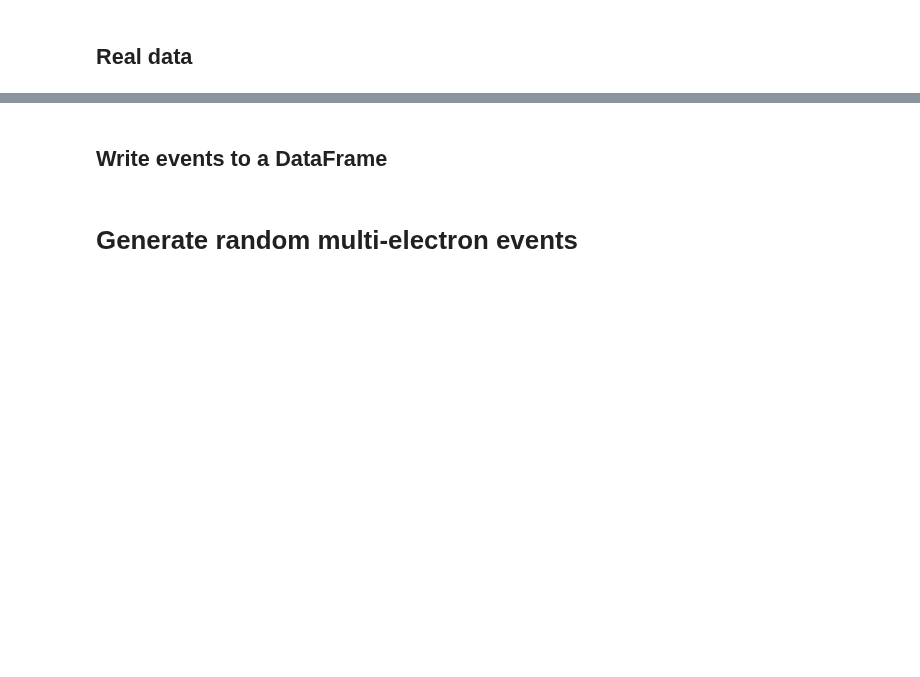
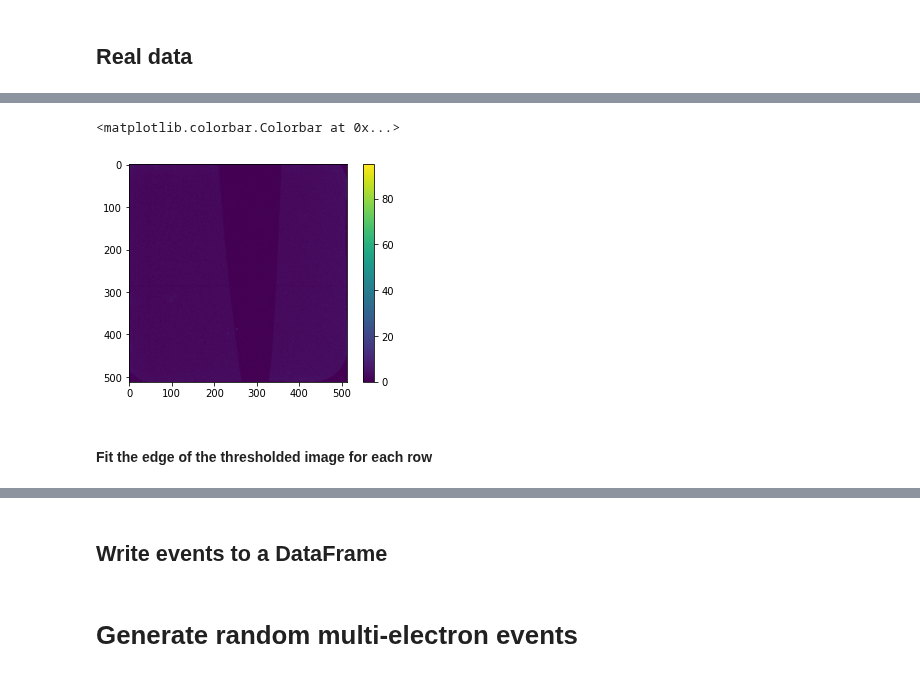
Before and after one commit to jerenner/emsim, a Jupyter notebook: notebooks/emsim_dataproc.ipynb, the cells around one changed output, grey strips where cells are left out. Saved outputs shown, nothing was run; the diff lists cells and outputs as text; code cells hidden in the pictures; blank space fills up the shorter version.

Commit message:
Add code to fit edge

```diff
--- a/notebooks/emsim_dataproc.ipynb
+++ b/notebooks/emsim_dataproc.ipynb
@@ -57,0 +81,10 @@ imgs[6] - imgs[5]
+# %%
+# Show the thresholded image.
+img_th_proc = np.average(imgs_th,axis=0)
+plt.imshow(img_th_proc)
+plt.colorbar()
+# %% [output]
+<matplotlib.colorbar.Colorbar at 0x...>
+[figure, added]
+# %% [markdown]
+#### Fit the edge of the thresholded image for each row
```
Also changed, not shown: parts of 21 cells of this notebook.
